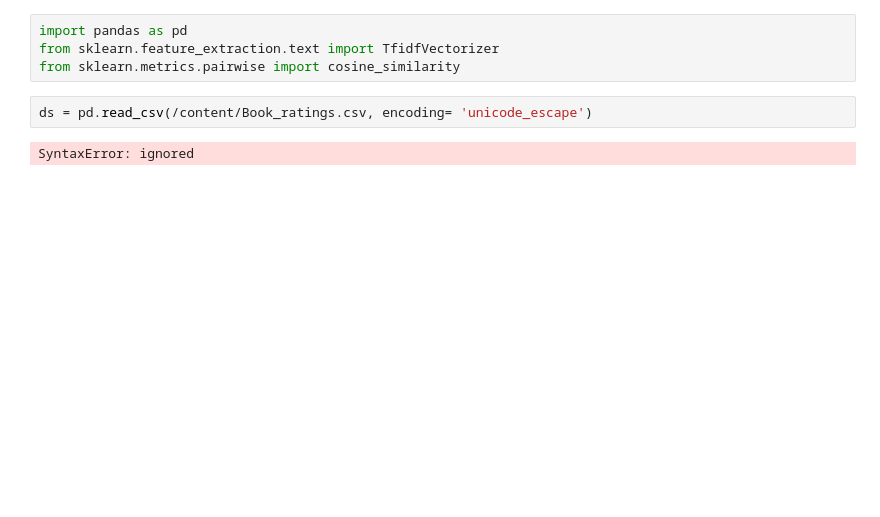
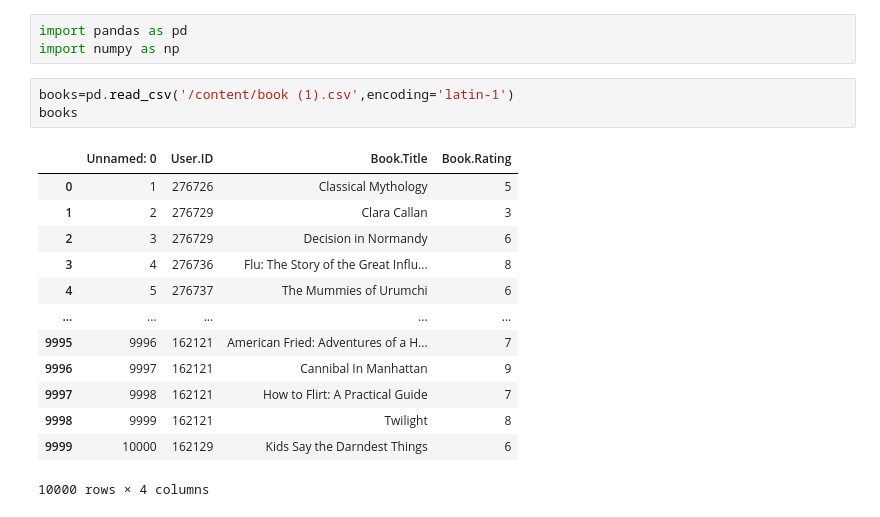
Before and after one commit to sksaket/-Recommendation-system, a Jupyter notebook: Recommendation_system_books_dataset.ipynb, the cells around one changed output. Drawn from its saved outputs; the diff is of its cells as text; blank space fills up the shorter version.

```diff
--- a/Recommendation_system_books_dataset.ipynb
+++ b/Recommendation_system_books_dataset.ipynb
@@ -3,8 +3,20 @@
-# %%
-import pandas as pd
-from sklearn.feature_extraction.text import TfidfVectorizer
-from sklearn.metrics.pairwise import cosine_similarity
+# %%
+import pandas as pd
+import numpy as np
 # %%
-ds = pd.read_csv(/content/Book_ratings.csv, encoding= 'unicode_escape')
+books=pd.read_csv('/content/book (1).csv',encoding='latin-1')
+books
 # %% [output]
+|  | Unnamed: 0 | User.ID | Book.Title | Book.Rating |
+| 0 | 1 | 276726 | Classical Mythology | 5 |
+| 1 | 2 | 276729 | Clara Callan | 3 |
+| 2 | 3 | 276729 | Decision in Normandy | 6 |
+| 3 | 4 | 276736 | Flu: The Story of the Great Influ... | 8 |
+| 4 | 5 | 276737 | The Mummies of Urumchi | 6 |
+| ... | ... | ... | ... | ... |
+| 9995 | 9996 | 162121 | American Fried: Adventures of a H... | 7 |
+| 9996 | 9997 | 162121 | Cannibal In Manhattan | 9 |
+| 9997 | 9998 | 162121 | How to Flirt: A Practical Guide | 7 |
+| 9998 | 9999 | 162121 | Twilight | 8 |
+| 9999 | 10000 | 162129 | Kids Say the Darndest Things | 6 |
-SyntaxError: ignored
+10000 rows × 4 columns
```
Also changed, not shown: parts of 19 cells of this notebook.
